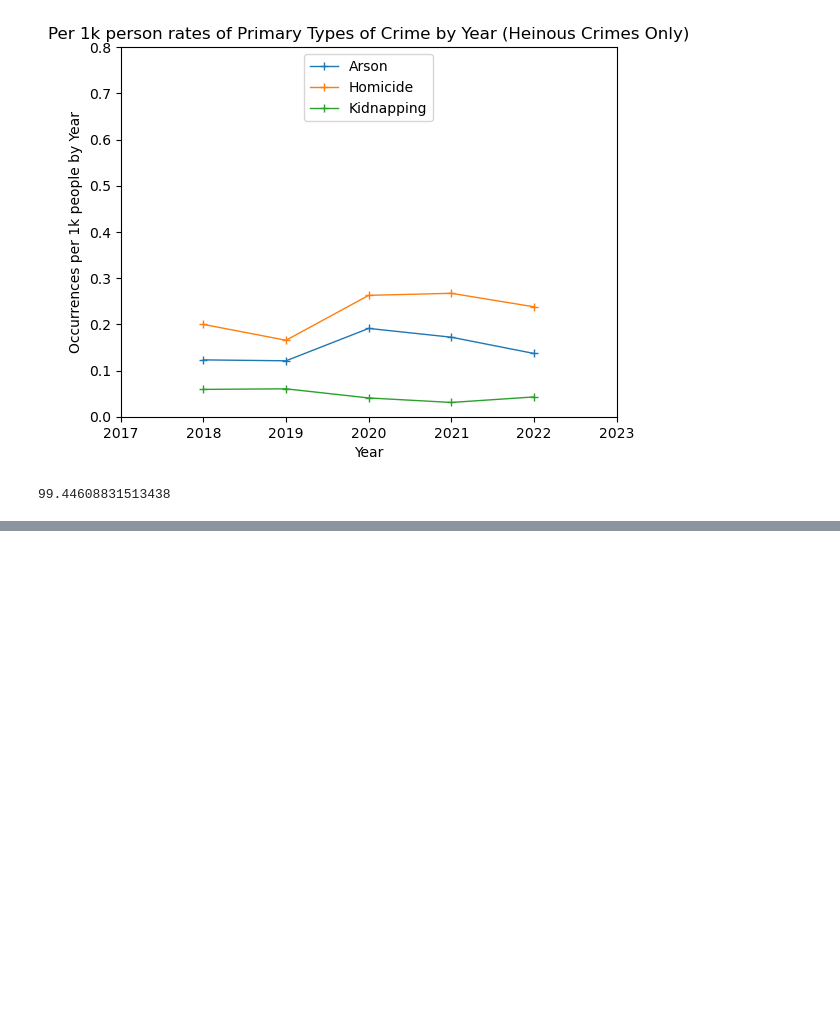
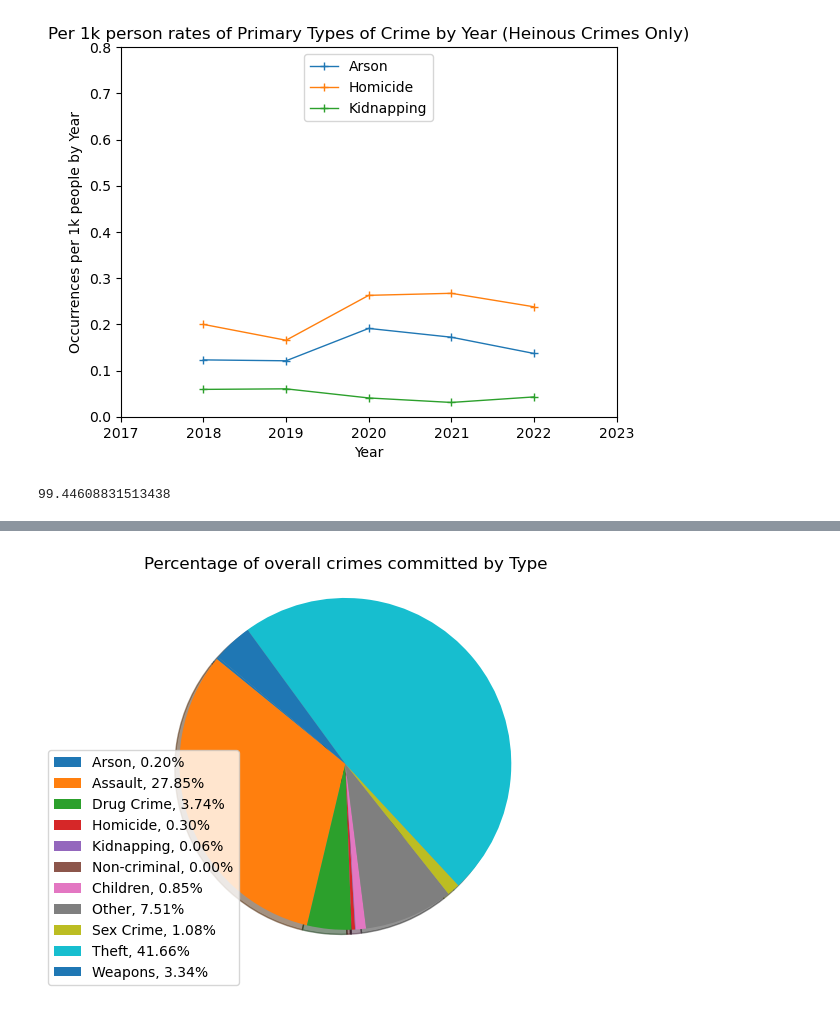
Before and after one commit to jmpealy/project1, a Jupyter notebook: heinous_crimes.ipynb, the cells around one changed output, grey strips where cells are left out. Drawn from its saved outputs; the diff is of its cells as text; code cells hidden in the pictures; blank space fills up the shorter version.

```diff
--- a/heinous_crimes.ipynb
+++ b/heinous_crimes.ipynb
@@ -779,0 +780,35 @@ plt.show()
+# %%
+#Add a pie chart with all categories of crime (averages for the whole dataset)
+#define crime types in a list
+crime_types_all= ["Arson","Assault","Drug Crime","Homicide","Kidnapping","Non-criminal","Children","Other","Sex Crime","Theft","Weapons"]
+#put averages  by type in another list
+arson_avg = (total_arson/all_crimes)*100
+assault_avg = (total_assault/all_crimes)*100
+drug_avg = (total_drug/all_crimes)*100
+homicice_avg = (total_homicide/all_crimes)*100
+kidnap_avg = (total_kidnap/all_crimes)*100
+non_crim_avg = (total_non_crim/all_crimes)*100
+children_avg = (total_children/all_crimes)*100
+other_minor_avg = (total_other_minor/all_crimes)*100
+sex_crime_avg = (total_sex_crime/all_crimes)*100
+theft_avg = (total_theft/all_crimes)*100
+weapons_avg = (total_weapons/all_crimes)*100
+crime_rates_all = [arson_avg,assault_avg,drug_avg,homicice_avg,
+                   kidnap_avg,non_crim_avg,children_avg,other_minor_avg,
+                   sex_crime_avg,theft_avg,weapons_avg]
+# %%
+#plot data
+
+plt.pie(crime_rates_all,shadow=True, startangle=140)
+
+# Create axes which are equal so we have a perfect circle
+plt.title("Percentage of overall crimes committed by Type")
+plt.axis('equal')
+#Add a legend
+labels = [f'{l}, {s:0.2f}%' for l, s in zip(crime_types_all, crime_rates_all)]
+plt.legend(bbox_to_anchor=(0.3,0.55),loc='best',labels=labels)
+#save file to resources folder
+plt.savefig("Images/types_pie.png")
+plt.show()
+# %% [output]
+[figure, added]
```
Also changed, not shown: parts of 1 cell of this notebook.
